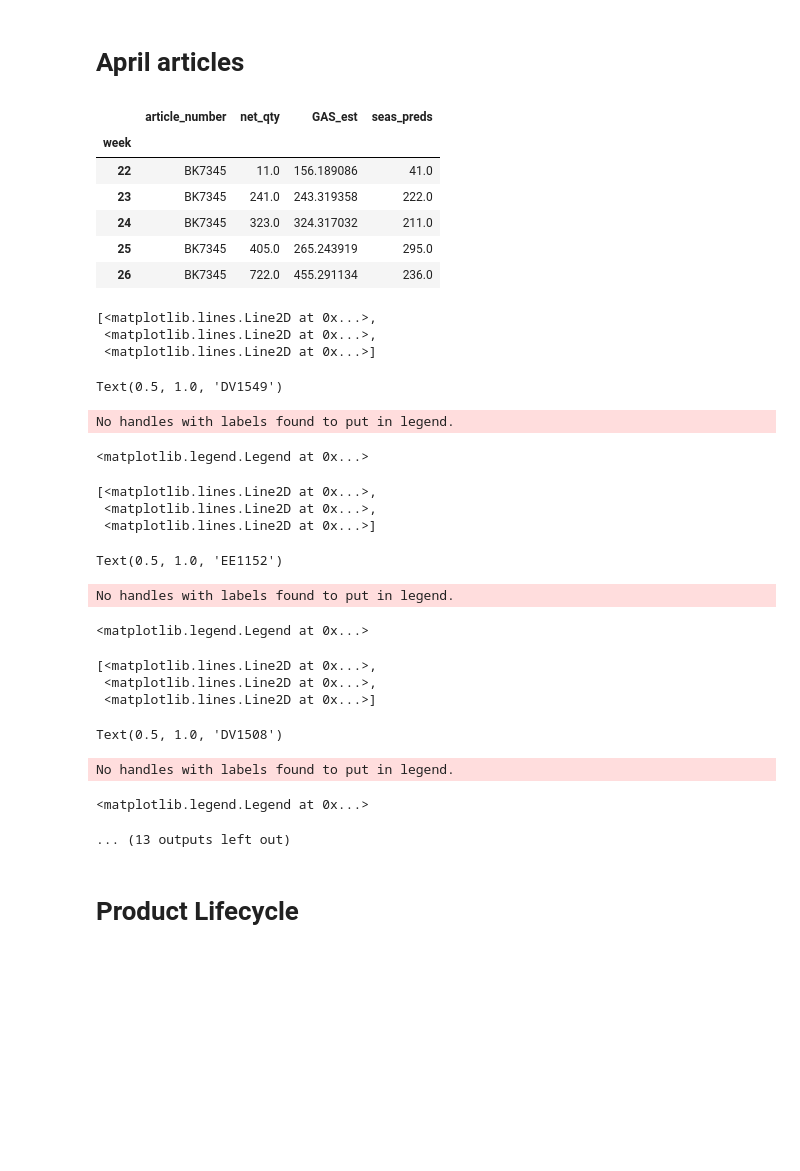
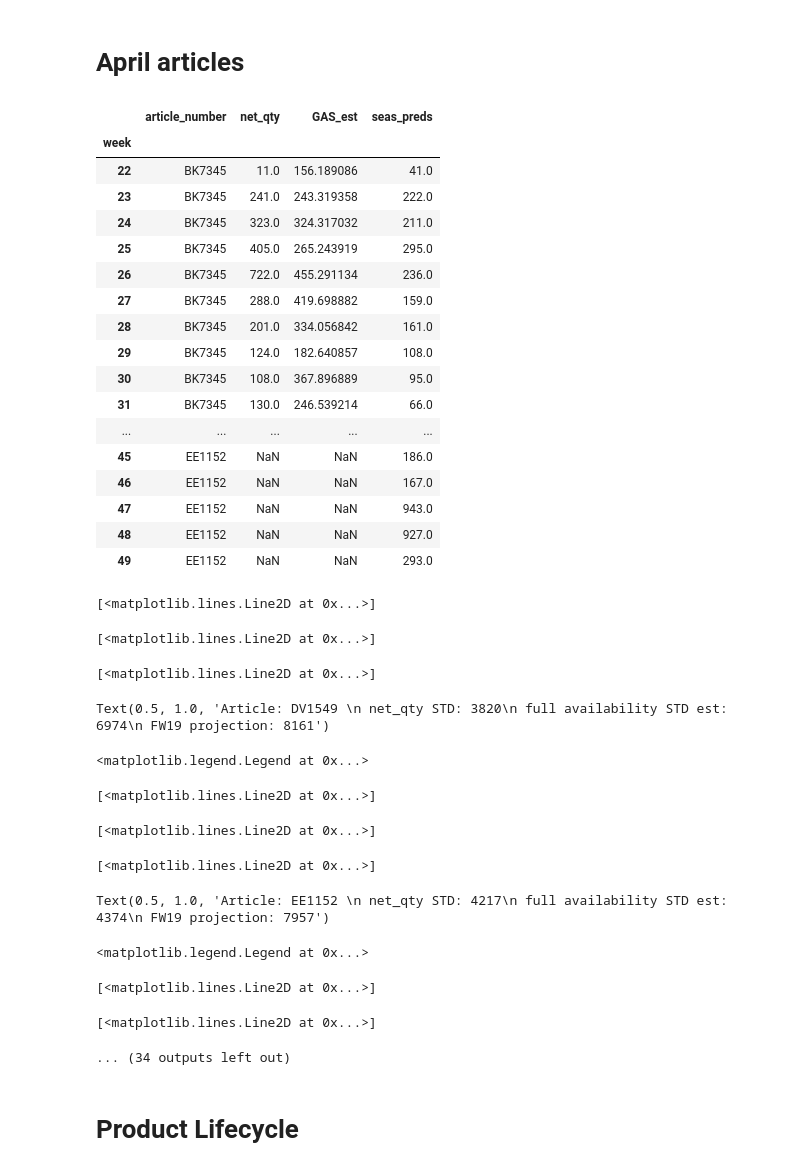
Before and after one commit to cwcomiskey/Misc, a Jupyter notebook: adidas/model_10Sept.ipynb, the cells around one changed output. Saved outputs shown, nothing was run; the diff lists cells and outputs as text; code cells hidden in the pictures; blank space fills up the shorter version.

Commit message:
Awesome grid plot for A.A. complete

```diff
--- a/adidas/model_10Sept.ipynb
+++ b/adidas/model_10Sept.ipynb
@@ -543,12 +543,23 @@ preds_aa = (preds[preds.article_number.isin(aas)][['article_number', 'week', 'ne
             sort_values(['article_number', 'week']).
             set_index('week'))
 # %%
-preds_aa.head()
+preds_aa
 # %% [output]
 |  | article_number | net_qty | GAS_est | seas_preds |
 | week |  |  |  |  |
 | 22 | BK7345 | 11.0 | 156.189086 | 41.0 |
 | 23 | BK7345 | 241.0 | 243.319358 | 222.0 |
 | 24 | BK7345 | 323.0 | 324.317032 | 211.0 |
 | 25 | BK7345 | 405.0 | 265.243919 | 295.0 |
 | 26 | BK7345 | 722.0 | 455.291134 | 236.0 |
+| 27 | BK7345 | 288.0 | 419.698882 | 159.0 |
+| 28 | BK7345 | 201.0 | 334.056842 | 161.0 |
+| 29 | BK7345 | 124.0 | 182.640857 | 108.0 |
+| 30 | BK7345 | 108.0 | 367.896889 | 95.0 |
+| 31 | BK7345 | 130.0 | 246.539214 | 66.0 |
+| ... | ... | ... | ... | ... |
+| 45 | EE1152 | NaN | NaN | 186.0 |
+| 46 | EE1152 | NaN | NaN | 167.0 |
+| 47 | EE1152 | NaN | NaN | 943.0 |
+| 48 | EE1152 | NaN | NaN | 927.0 |
+| 49 | EE1152 | NaN | NaN | 293.0 |
@@ -563,33 +572,32 @@ for a in aas:
 # %%
 
-fig = plt.figure(figsize=(18,12)) # width, height
-fig.subplots_adjust(hspace=0.4, wspace=0.2) # vertical spacing, horizontal spacing
-for i in range(1, 7):
-    ax = fig.add_subplot(3, 2, i, )
+
+fig = plt.figure(figsize=(25,32)) # width, height
+fig.subplots_adjust(hspace=0.5, wspace=0.2) # vertical spacing, horizontal spacing
+for i in range(1, 10):
+    ax = fig.add_subplot(5, 2, i, )
     preds_ax = preds_aa[preds_aa.article_number == aas[i-1]]
-    ax.plot(preds_ax.index, preds_ax[['net_qty', 'GAS_est', 'seas_preds']], linewidth=3)
-    ax.set_title(aas[i-1])
+    ax.plot(preds_ax.index, preds_ax['net_qty'], linewidth=4.5, label = 'net_qty')
+    ax.plot(preds_ax.index, preds_ax['GAS_est'], linewidth=2.5, label = 'Full availability estimate')
+    ax.plot(preds_ax.index, preds_ax['seas_preds'], linewidth=2.5, label = 'seasonality_prediction')
+    ax.set_title('Article: ' + aas[i-1] + ' \n net_qty STD: ' + str(pred_aggs_aa.loc[aas[i-1], 'net_qty']) + '\n full availability STD est: ' + str(pred_aggs_aa.loc[aas[i-1], 'GAS_est']) + '\n FW19 projection: ' + str(pred_aggs_aa.loc[aas[i-1], 'seas_preds']), fontsize=16)
     ax.legend()
+
+fig.savefig('aa_fig.png')
 # %% [output]
-[<matplotlib.lines.Line2D at 0x...>,
- <matplotlib.lines.Line2D at 0x...>,
- <matplotlib.lines.Line2D at 0x...>]
+[<matplotlib.lines.Line2D at 0x...>]
-Text(0.5, 1.0, 'DV1549')
+[<matplotlib.lines.Line2D at 0x...>]
-No handles with labels found to put in legend.
+[<matplotlib.lines.Line2D at 0x...>]
-<matplotlib.legend.Legend at 0x...>
+Text(0.5, 1.0, 'Article: DV1549 \n net_qty STD: 3820\n full availability STD est: 6974\n FW19 projection: 8161')
-[<matplotlib.lines.Line2D at 0x...>,
- <matplotlib.lines.Line2D at 0x...>,
- <matplotlib.lines.Line2D at 0x...>]
+<matplotlib.legend.Legend at 0x...>
-Text(0.5, 1.0, 'EE1152')
+[<matplotlib.lines.Line2D at 0x...>]
-No handles with labels found to put in legend.
+[<matplotlib.lines.Line2D at 0x...>]
-<matplotlib.legend.Legend at 0x...>
+[<matplotlib.lines.Line2D at 0x...>]
-[<matplotlib.lines.Line2D at 0x...>,
- <matplotlib.lines.Line2D at 0x...>,
- <matplotlib.lines.Line2D at 0x...>]
+Text(0.5, 1.0, 'Article: EE1152 \n net_qty STD: 4217\n full availability STD est: 4374\n FW19 projection: 7957')
-Text(0.5, 1.0, 'DV1508')
+<matplotlib.legend.Legend at 0x...>
-No handles with labels found to put in legend.
+[<matplotlib.lines.Line2D at 0x...>]
-<matplotlib.legend.Legend at 0x...>
+[<matplotlib.lines.Line2D at 0x...>]
-... (13 outputs left out)
+... (34 outputs left out)
 # %%
 preds_aa[['GAS_est', 'net_qty', 'seas_preds']].apply(np.sum).round()
 
```
Also changed, not shown: parts of 4 cells of this notebook.
